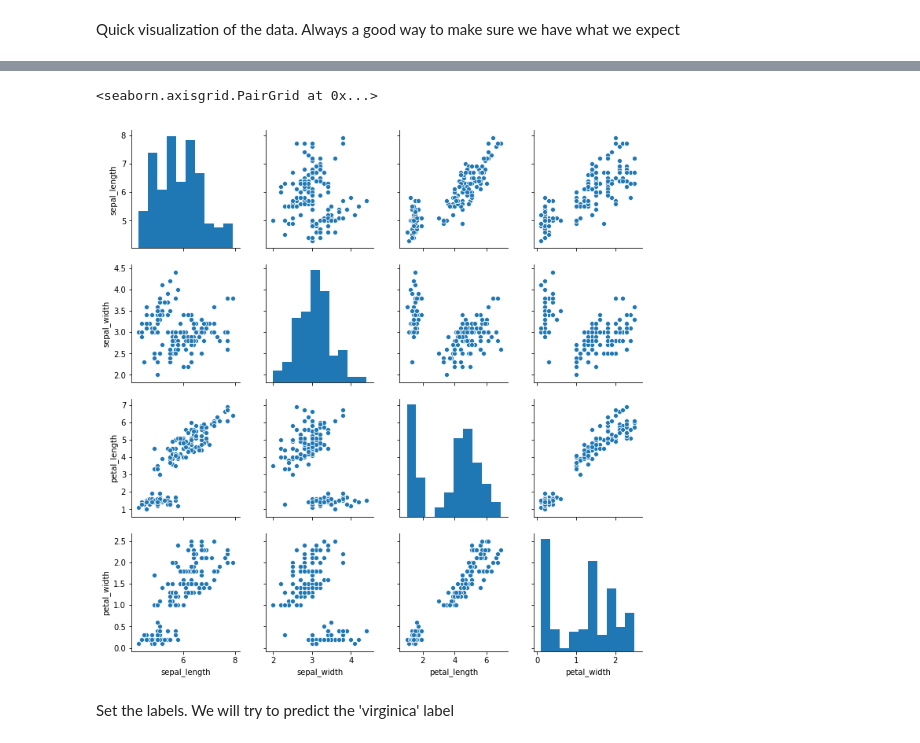
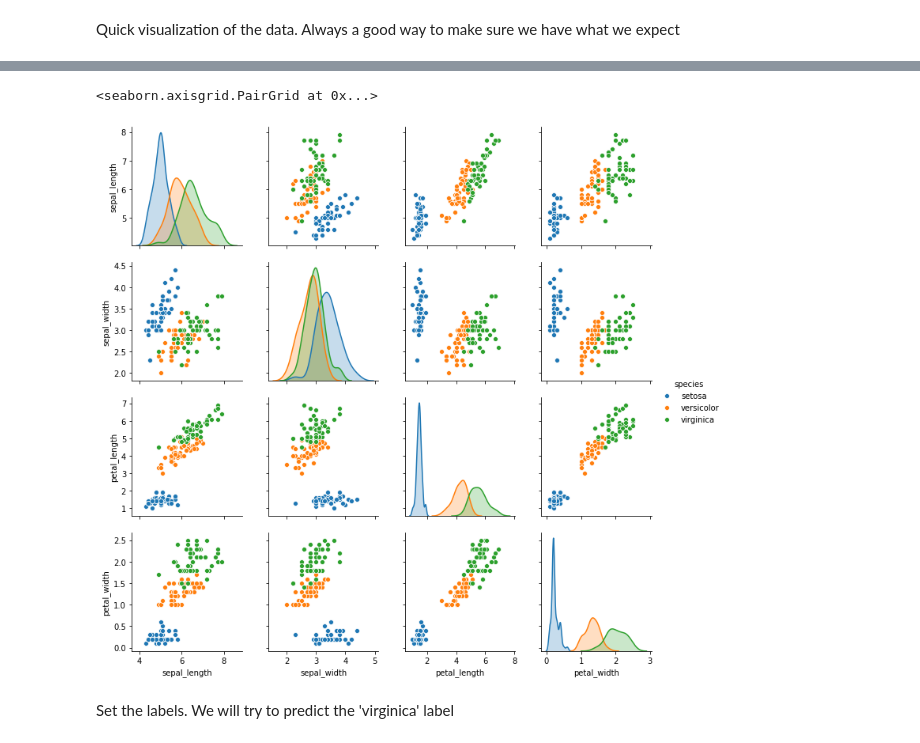
Before and after one commit to DataForScience/DeepLearning, a Jupyter notebook: Logistic Regression.ipynb, the cells around one changed output, grey strips where cells are left out. Cells and saved outputs as stored; diff of their text form; code cells hidden in the pictures.

```diff
--- a/Logistic Regression.ipynb
+++ b/Logistic Regression.ipynb
@@ -43,8 +64,8 @@ Quick visualization of the data. Always a good way to make sure we have what we
 # %%
-sns.pairplot(data)
+sns.pairplot(data, hue='species')
 # %% [output]
 <seaborn.axisgrid.PairGrid at 0x...>
-[figure, old version]
+[figure, new version]
 # %% [markdown]
 Set the labels. We will try to predict the 'virginica' label
 # %%
```
Also changed, not shown: parts of 5 cells of this notebook, 6 other files.
